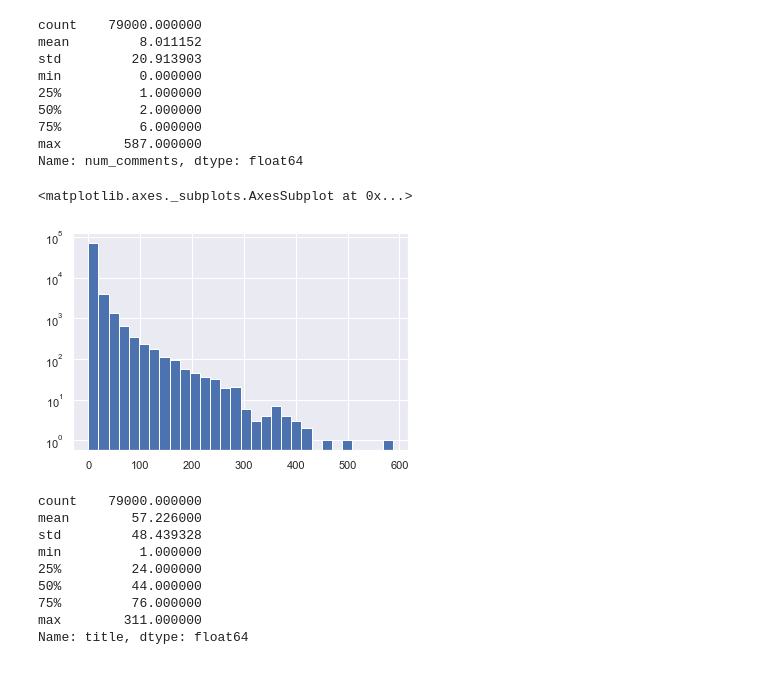
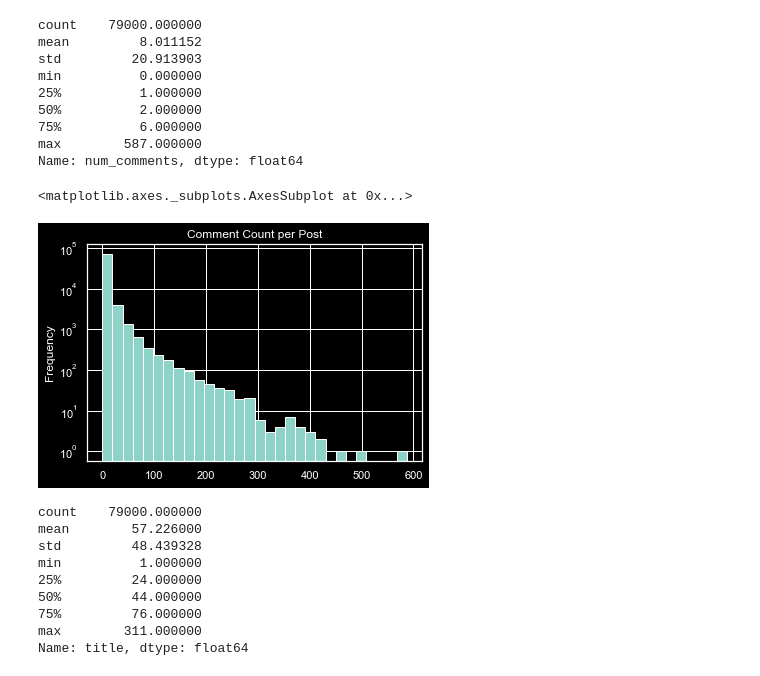
Before and after one commit to MichiganDataScienceTeam/F19-RateMe, a Jupyter notebook: notebooks/naitian-data-collection.ipynb, the cells around one changed output. Saved outputs shown, nothing was run; the diff lists cells and outputs as text; code cells hidden in the pictures.

```diff
--- a/notebooks/naitian-data-collection.ipynb
+++ b/notebooks/naitian-data-collection.ipynb
@@ -175,6 +175,8 @@ import pandas as pd
 import matplotlib.pyplot as plt
 import seaborn as sns
 sns.set()
+# %%
+plt.style.use('dark_background')
 # %%
 from pandas.io.json import json_normalize
 # %%
@@ -194,8 +198,8 @@ Name: num_comments, dtype: float64
 # %%
-df['num_comments'].hist(bins=30, log=True)
+df['num_comments'].plot.hist(bins=30, log=True, title="Comment Count per Post")
 # %% [output]
 <matplotlib.axes._subplots.AxesSubplot at 0x...>
-[figure, old version]
+[figure, new version]
 # %%
 df.to_csv("../data/posts.csv")
 # %%
```
Also changed, not shown: parts of 10 cells of this notebook.
